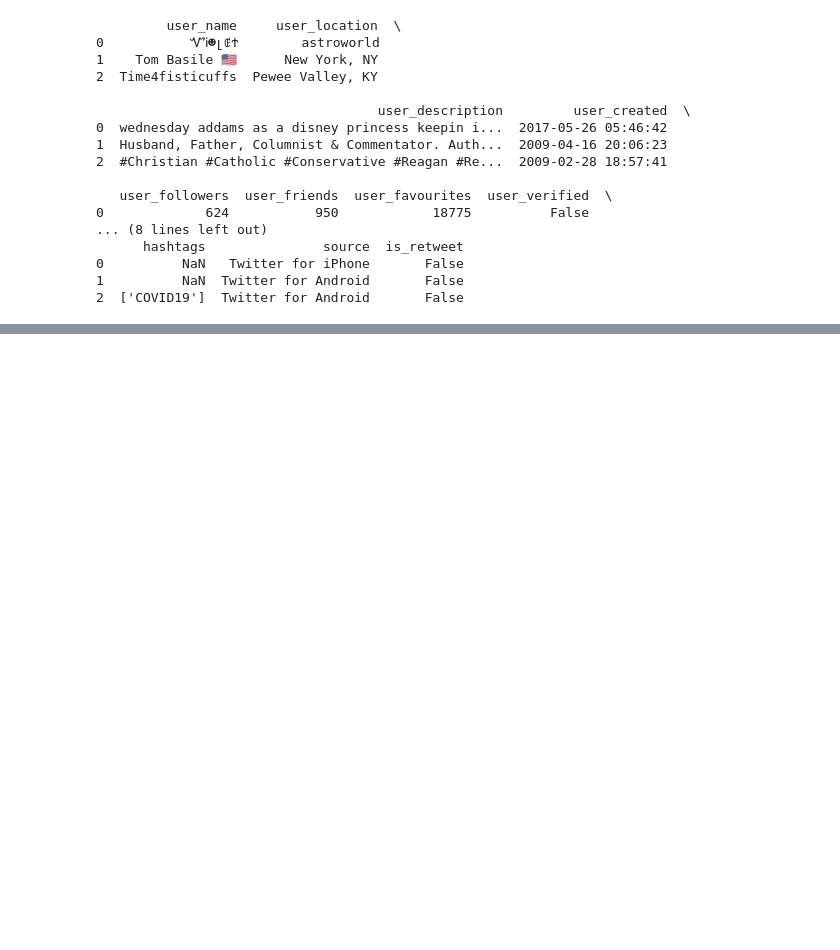
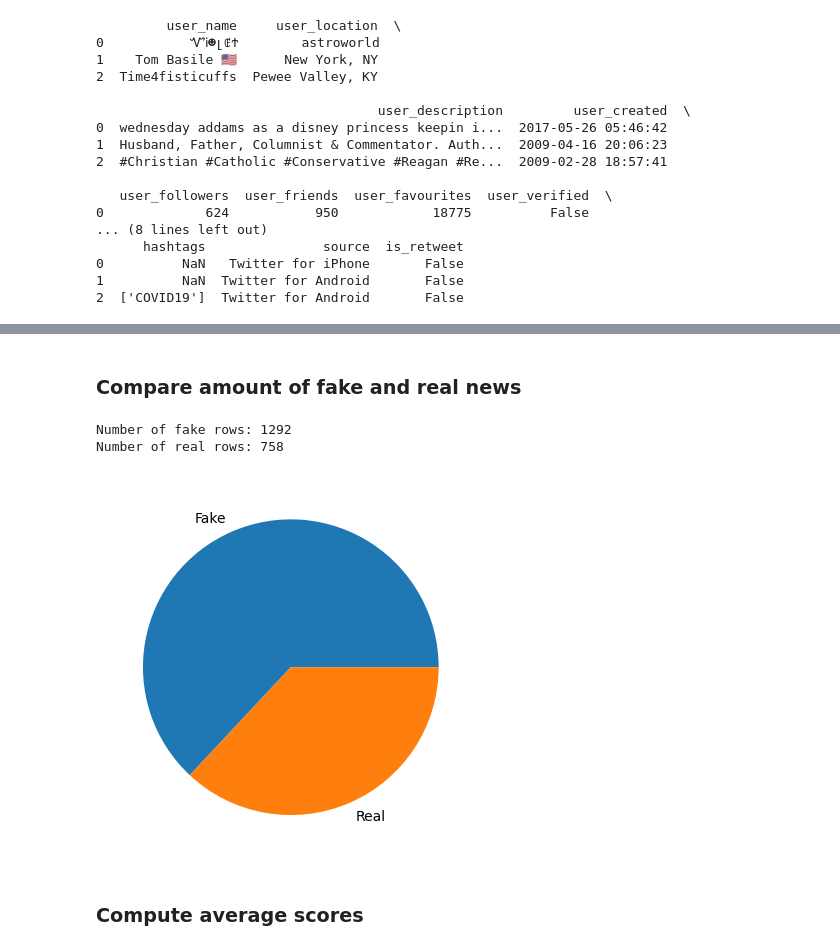
Before and after one commit to BarresHamersS/Fake_News_Classification, a Jupyter notebook: Fake_news_classifier.ipynb, the cells around one changed output, grey strips where cells are left out. Saved outputs shown, nothing was run; the diff lists cells and outputs as text; code cells hidden in the pictures; blank space fills up the shorter version.

```diff
--- a/Fake_news_classifier.ipynb
+++ b/Fake_news_classifier.ipynb
@@ -132,0 +128,6 @@ df_covid.head()
+# %%
+# Data set 3
+# Source : https://www.kaggle.com/datasets/ruchi798/source-based-news-classification
+df_news_articles = pd.read_csv('../Thesis_IS_fake_news/news_articles.csv')
+
+df_news_articles.head()
@@ -132,0 +141,4 @@ df_covid.head()
+# %%
+# create new DataFrame with only 'id' and 'text' columns
+new_df = df_news_articles.loc[:, ['text', 'label']]
+print(new_df)
@@ -348,0 +446,9 @@ print(features_array)
+# %%
+# Filter out NaN values
+filtered_df = new_df.dropna(subset=['text'])
+
+filtered_df[['flesch_kincaid_reading_ease', 'compressed_size', 'vader_neg', 'vader_neu', 'vader_pos', 'vader_compound']] = filtered_df['text'].apply(process_text).apply(pd.Series)
+
+filtered_df['label_binary'] = filtered_df['label'].apply(lambda x: 1 if x == 'Fake' else 0)
+
+print(filtered_df)
@@ -348,0 +490,25 @@ print(features_array)
+# %% [markdown]
+### Compare amount of fake and real news
+# %%
+
+count_fake = len(filtered_df[filtered_df['label']=='Fake'])
+print("Number of fake rows:", count_fake)
+
+
+
+count_real = len(filtered_df[filtered_df['label']=='Real'])
+print("Number of real rows:", count_real)
+
+
+
+y = np.array([count_fake, count_real])
+mylabels = ["Fake", "Real"]
+
+plt.pie(y, labels = mylabels)
+plt.show()
+# %% [output]
+Number of fake rows: 1292
+Number of real rows: 758
+[figure, added]
+# %% [markdown]
+### Compute average scores
```
Also changed, not shown: parts of 39 cells of this notebook.
